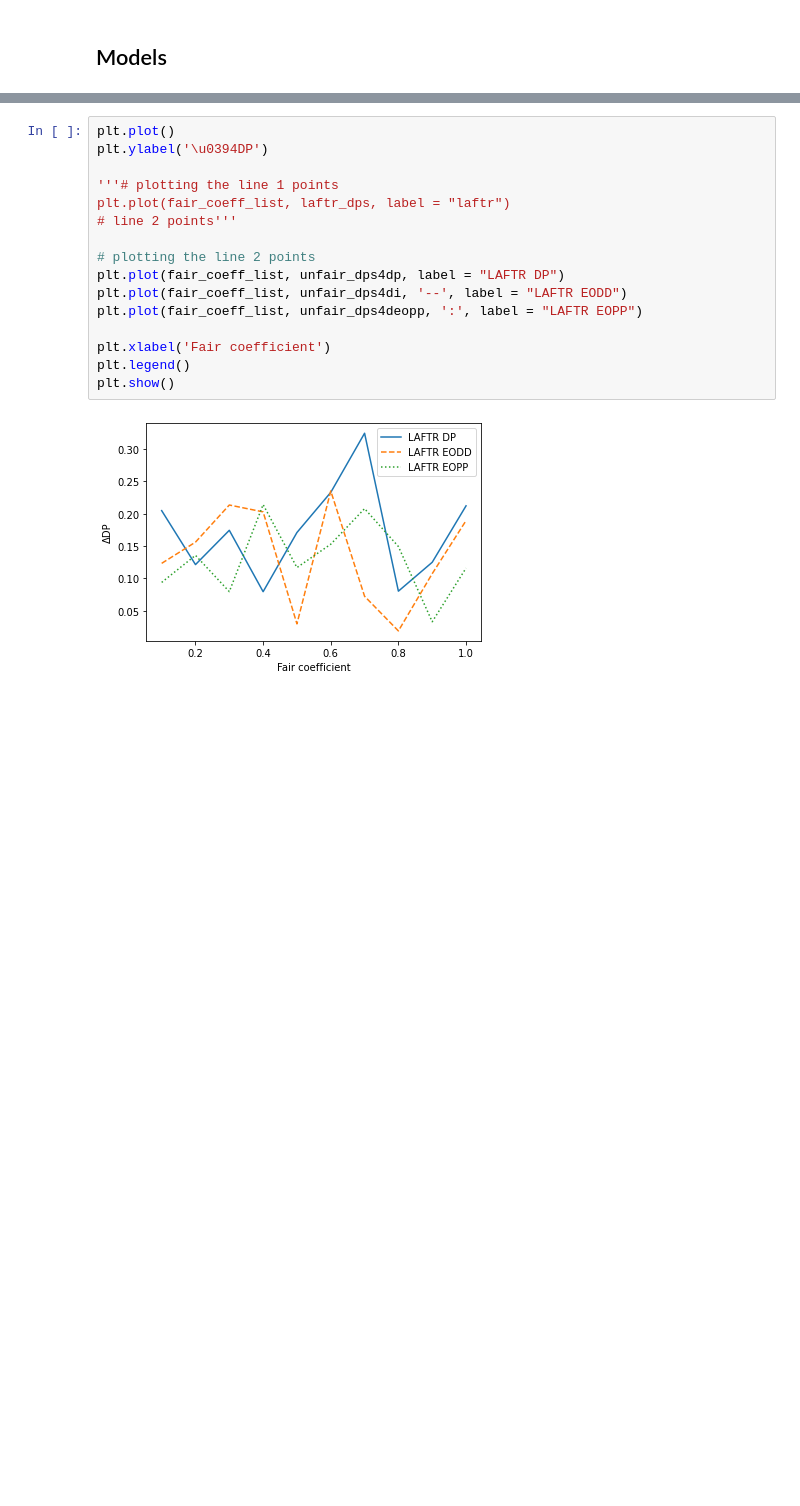
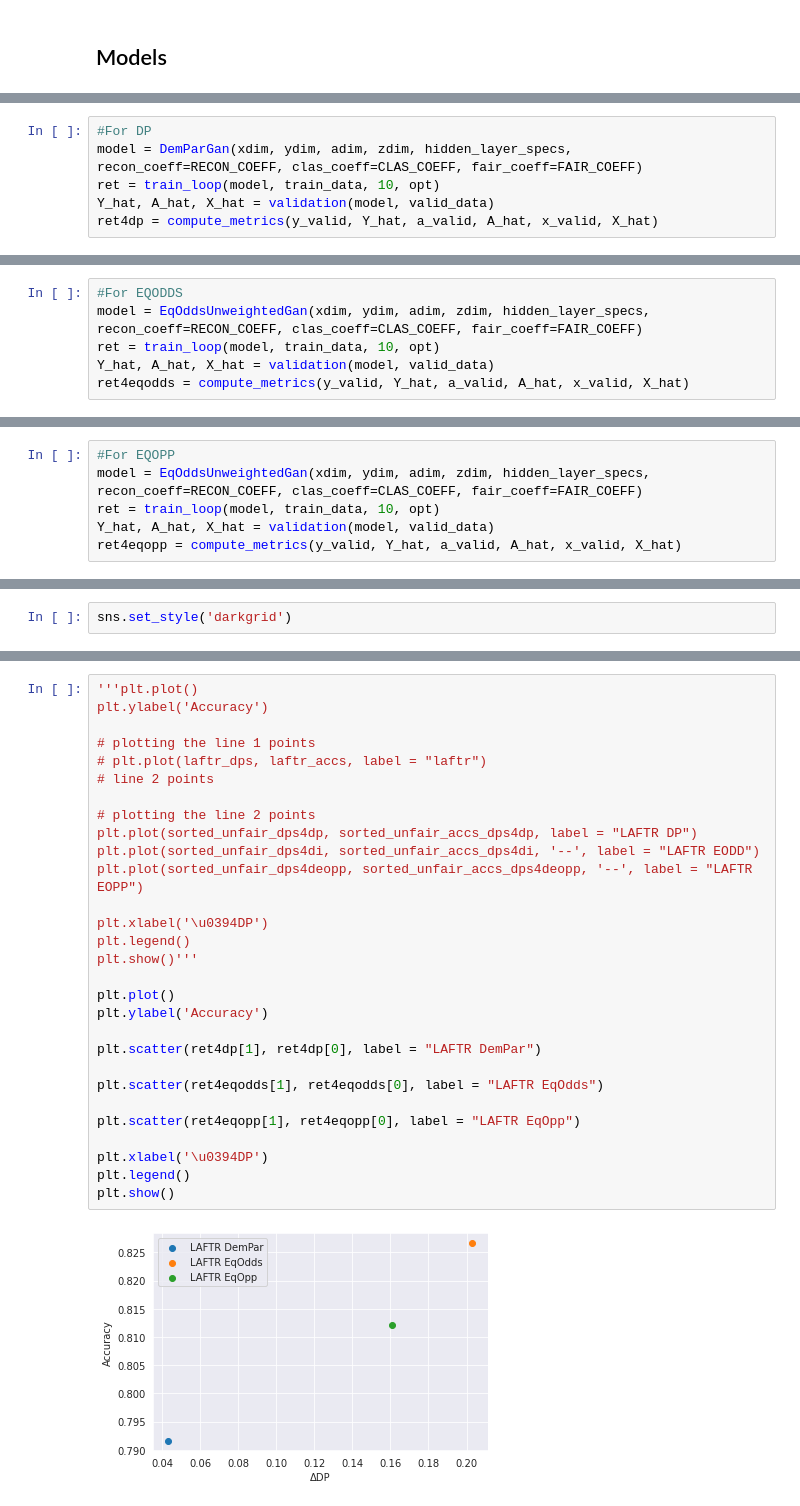
Before and after one commit to limafernando/falsb, a Jupyter notebook: madras_laftr.ipynb, the cells around one changed output, grey strips where cells are left out. Cells and saved outputs as stored; diff of their text form; blank space fills up the shorter version.

Commit message:
Changing data reading on LAFTR notebook

```diff
--- a/madras_laftr.ipynb
+++ b/madras_laftr.ipynb
@@ -442,0 +413,6 @@ sorted_unfair_deopps4deopp, sorted_unfair_accs_eopps4deopp = zip(*laftr4deopp)
+# %%
+#For DP
+model = DemParGan(xdim, ydim, adim, zdim, hidden_layer_specs, recon_coeff=RECON_COEFF, clas_coeff=CLAS_COEFF, fair_coeff=FAIR_COEFF)
+ret = train_loop(model, train_data, 10, opt)
+Y_hat, A_hat, X_hat = validation(model, valid_data)
+ret4dp = compute_metrics(y_valid, Y_hat, a_valid, A_hat, x_valid, X_hat)
@@ -442,0 +442,6 @@ sorted_unfair_deopps4deopp, sorted_unfair_accs_eopps4deopp = zip(*laftr4deopp)
+# %%
+#For EQODDS
+model = EqOddsUnweightedGan(xdim, ydim, adim, zdim, hidden_layer_specs, recon_coeff=RECON_COEFF, clas_coeff=CLAS_COEFF, fair_coeff=FAIR_COEFF)
+ret = train_loop(model, train_data, 10, opt)
+Y_hat, A_hat, X_hat = validation(model, valid_data)
+ret4eqodds = compute_metrics(y_valid, Y_hat, a_valid, A_hat, x_valid, X_hat)
@@ -442,0 +471,6 @@ sorted_unfair_deopps4deopp, sorted_unfair_accs_eopps4deopp = zip(*laftr4deopp)
+# %%
+#For EQOPP
+model = EqOddsUnweightedGan(xdim, ydim, adim, zdim, hidden_layer_specs, recon_coeff=RECON_COEFF, clas_coeff=CLAS_COEFF, fair_coeff=FAIR_COEFF)
+ret = train_loop(model, train_data, 10, opt)
+Y_hat, A_hat, X_hat = validation(model, valid_data)
+ret4eqopp = compute_metrics(y_valid, Y_hat, a_valid, A_hat, x_valid, X_hat)
@@ -442,0 +500,2 @@ sorted_unfair_deopps4deopp, sorted_unfair_accs_eopps4deopp = zip(*laftr4deopp)
+# %%
+sns.set_style('darkgrid')
@@ -460,19 +552,32 @@ plt.show()
 # %%
-plt.plot()
-plt.ylabel('\u0394DP')
+'''plt.plot()
+plt.ylabel('Accuracy')
 
-'''# plotting the line 1 points
-plt.plot(fair_coeff_list, laftr_dps, label = "laftr")
-# line 2 points'''
+# plotting the line 1 points
+# plt.plot(laftr_dps, laftr_accs, label = "laftr")
+# line 2 points
 
 # plotting the line 2 points
-plt.plot(fair_coeff_list, unfair_dps4dp, label = "LAFTR DP")
-plt.plot(fair_coeff_list, unfair_dps4di, '--', label = "LAFTR EODD")
-plt.plot(fair_coeff_list, unfair_dps4deopp, ':', label = "LAFTR EOPP")
+plt.plot(sorted_unfair_dps4dp, sorted_unfair_accs_dps4dp, label = "LAFTR DP")
+plt.plot(sorted_unfair_dps4di, sorted_unfair_accs_dps4di, '--', label = "LAFTR EODD")
+plt.plot(sorted_unfair_dps4deopp, sorted_unfair_accs_dps4deopp, '--', label = "LAFTR EOPP")
 
-plt.xlabel('Fair coefficient')
+plt.xlabel('\u0394DP')
+plt.legend()
+plt.show()'''
+
+plt.plot()
+plt.ylabel('Accuracy')
+
+plt.scatter(ret4dp[1], ret4dp[0], label = "LAFTR DemPar")
+
+plt.scatter(ret4eqodds[1], ret4eqodds[0], label = "LAFTR EqOdds")
+
+plt.scatter(ret4eqopp[1], ret4eqopp[0], label = "LAFTR EqOpp")
+
+plt.xlabel('\u0394DP')
 plt.legend()
 plt.show()
 # %% [output]
-[figure, old version]
+[figure, new version]
 # %%
```
Also changed, not shown: parts of 50 cells of this notebook, 1 other file.
